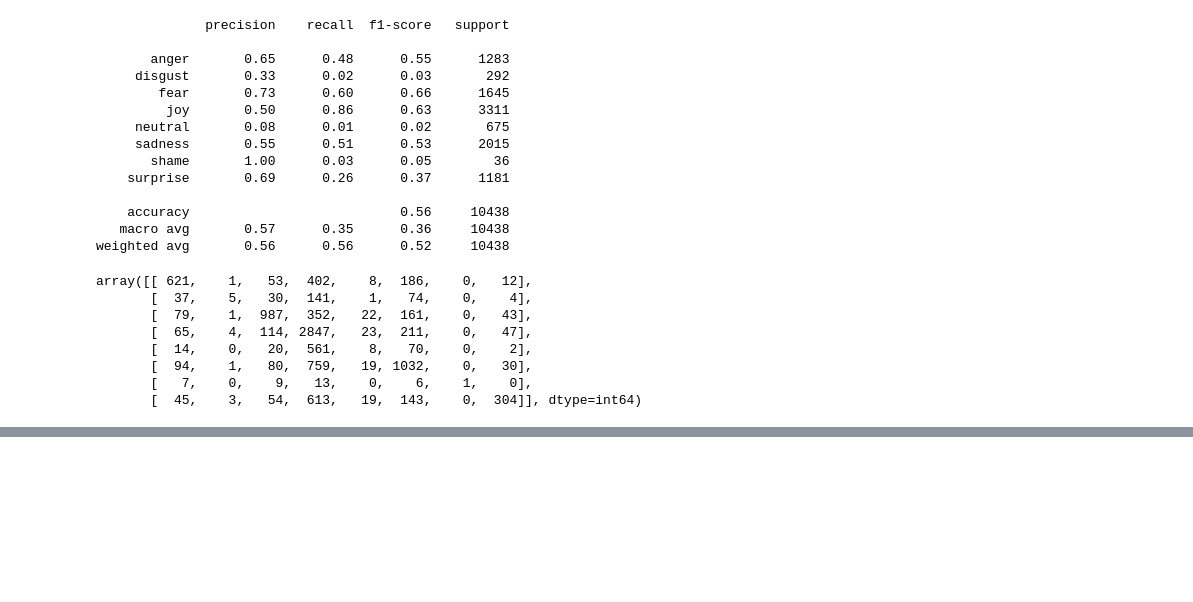
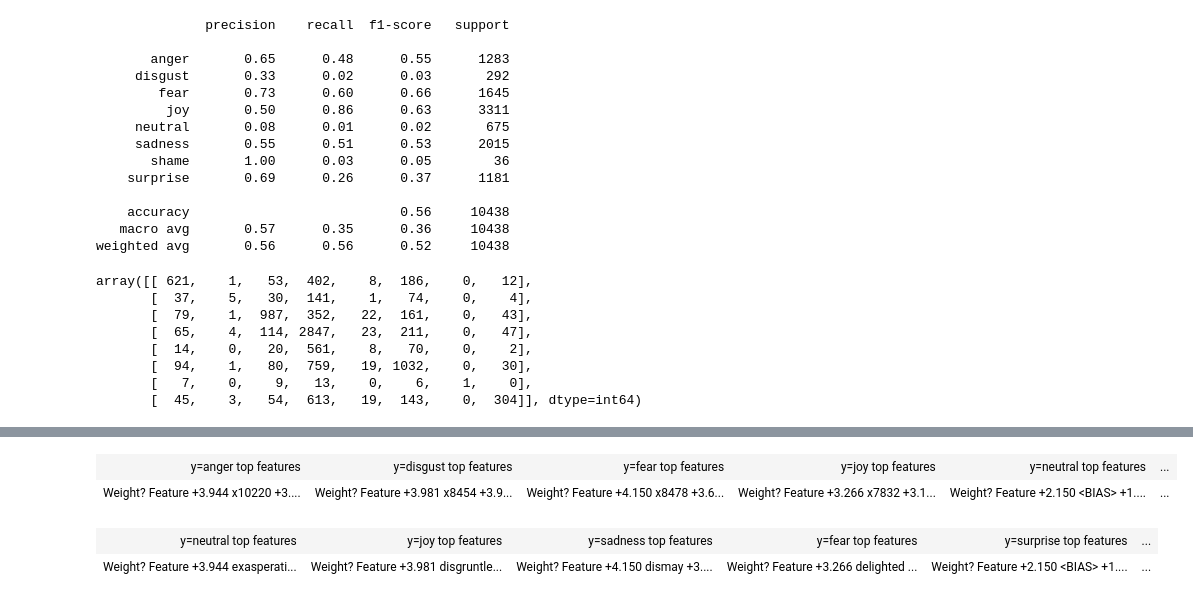
Before and after one commit to Mdsomratakbor/Machine-Learning, a Jupyter notebook: Emotion-Detection-of-Text/emotion-detection.ipynb, the cells around one changed output, grey strips where cells are left out. Drawn from its saved outputs; the diff is of its cells as text; code cells hidden in the pictures; blank space fills up the shorter version.

```diff
--- a/Emotion-Detection-of-Text/emotion-detection.ipynb
+++ b/Emotion-Detection-of-Text/emotion-detection.ipynb
@@ -498,0 +481,6 @@ ValueError: The truth value of a Series is ambiguous. Use a.empty, a.bool(), a.i
+# %%
+
+# Logistic Regression
+
+lr_model = LogisticRegression()
+lr_model.fit(X_train, y_train)
@@ -498,0 +517,6 @@ ValueError: The truth value of a Series is ambiguous. Use a.empty, a.bool(), a.i
+# %%
+# Show the weights for each class
+eli5.show_weights(lr_model, vec=cv, top=20, target_names=lr_model.classes_)
+# %% [output]
+| y=anger top features | y=disgust top features | y=fear top features | y=joy top features | y=neutral top features | ... |
+| Weight? Feature +3.944 x10220 +3.... | Weight? Feature +3.981 x8454 +3.9... | Weight? Feature +4.150 x8478 +3.6... | Weight? Feature +3.266 x7832 +3.1... | Weight? Feature +2.150 <BIAS> +1.... | ... |
@@ -498,0 +527,5 @@ ValueError: The truth value of a Series is ambiguous. Use a.empty, a.bool(), a.i
+# %%
+eli5.show_weights(lr_model, feature_names =feature_names, target_names=class_names, top=20)
+# %% [output]
+| y=neutral top features | y=joy top features | y=sadness top features | y=fear top features | y=surprise top features | ... |
+| Weight? Feature +3.944 exasperati... | Weight? Feature +3.981 disgruntle... | Weight? Feature +4.150 dismay +3.... | Weight? Feature +3.266 delighted ... | Weight? Feature +2.150 <BIAS> +1.... | ... |
```
Also changed, not shown: parts of 19 cells of this notebook, 1 other file.
